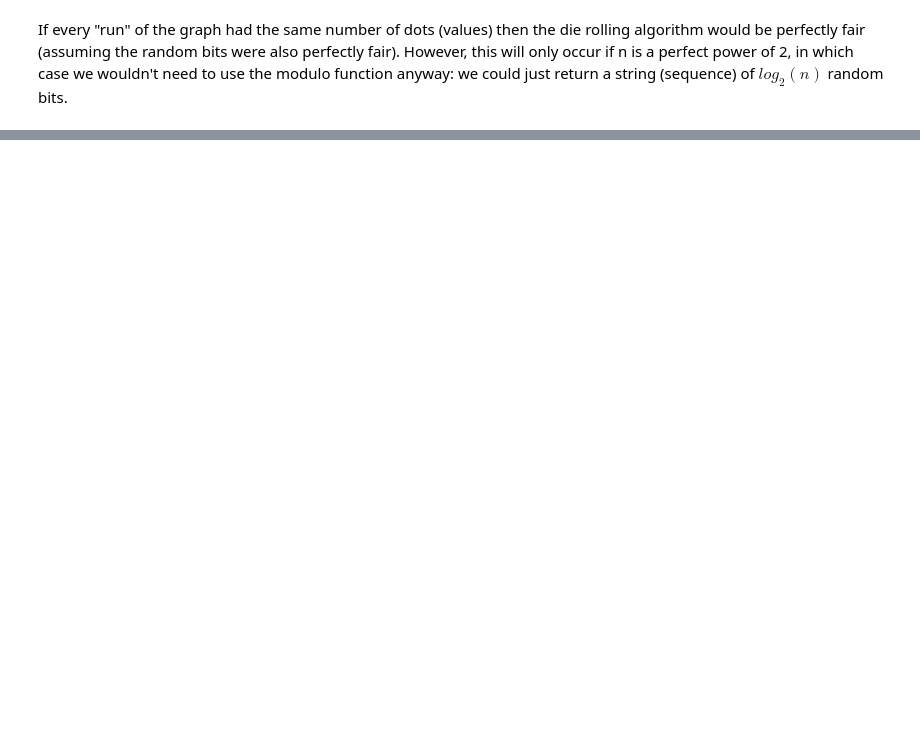
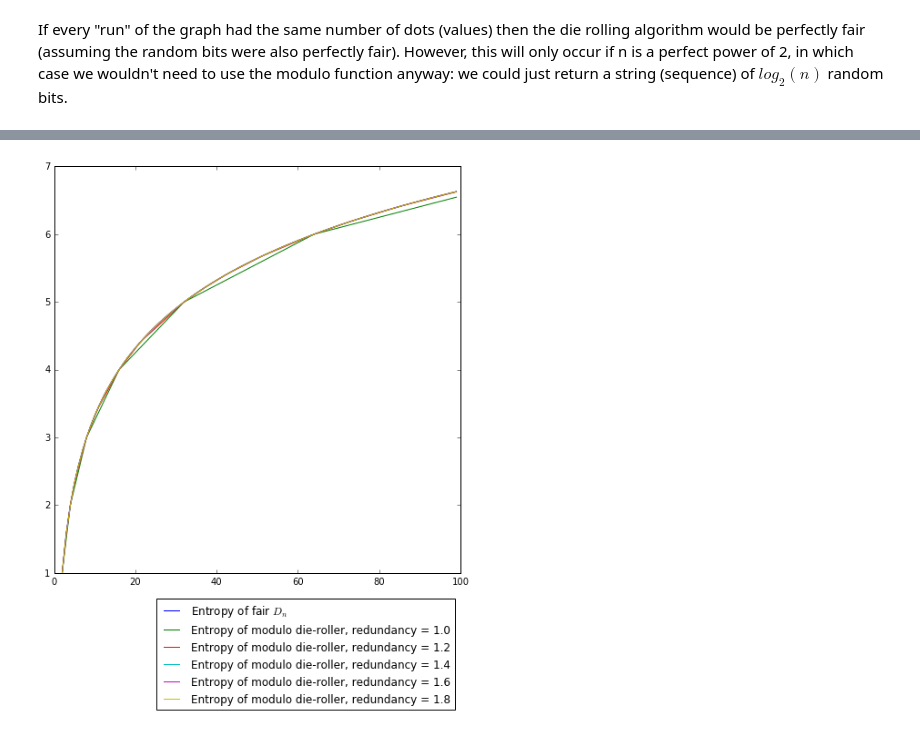
Before and after one commit to mikebolt/DieRolling, a Jupyter notebook: DieRolling.ipynb, the cells around one changed output, grey strips where cells are left out. Saved outputs shown, nothing was run; the diff lists cells and outputs as text; code cells hidden in the pictures; blank space fills up the shorter version.

Commit message:
Add some discussion of entropy and fairness, along with some figures.

```diff
--- a/DieRolling.ipynb
+++ b/DieRolling.ipynb
@@ -165,0 +196,34 @@ def generous_rejection_sampling_die_roller(entropy_source, n, redundancy):
+# %%
+def uniform_die_entropy(n):
+    return math.log(n, 2.0)
+
+# Here's the entropy of the modulo algorithms as a function:
+def modulo_die_roller_entropy(n, redundancy):
+    num_bits = math.ceil(bit_span(n) * redundancy)
+    num_values = 1 << num_bits
+    a = num_values // n
+    d = num_values - a * n
+    return (1 / num_values) * ((n - d) * a * math.log(num_values / a, 2.0) + d * (a + 1) * math.log(num_values / (a + 1), 2.0))
+# %%
+x_values = list(range(2, 100, 1))
+uniform_y_values = [uniform_die_entropy(x) for x in x_values]
+
+figure = plot.figure(figsize=(8,8))
+
+handles = []
+labels = []
+
+handle, = plot.plot(x_values, uniform_y_values, figure=figure)
+handles.append(handle)
+labels.append('Entropy of fair $D_n$')
+
+for r in numpy.arange(1.0, 1.81, 0.2):
+    y_values = [modulo_die_roller_entropy(x, r) for x in x_values]
+    handle, = plot.plot(x_values, y_values, figure=figure)
+    handles.append(handle)
+    labels.append('Entropy of modulo die-roller, redundancy = ' + str(r))
+
+plot.legend(handles, labels, bbox_to_anchor=(1.0, -0.05))
+plot.show()
+# %% [output]
+[figure, added]
```
Also changed, not shown: parts of 8 cells of this notebook.
